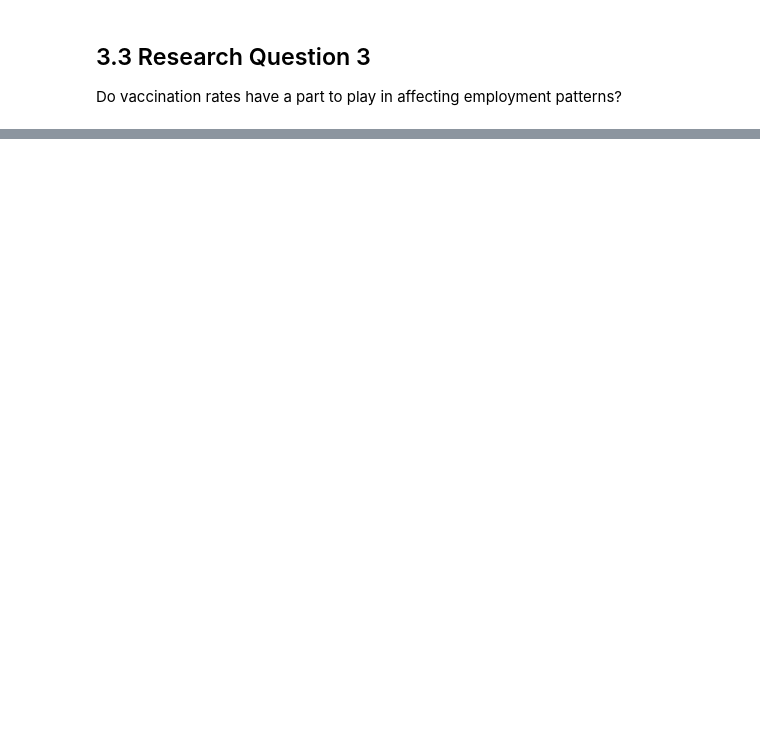
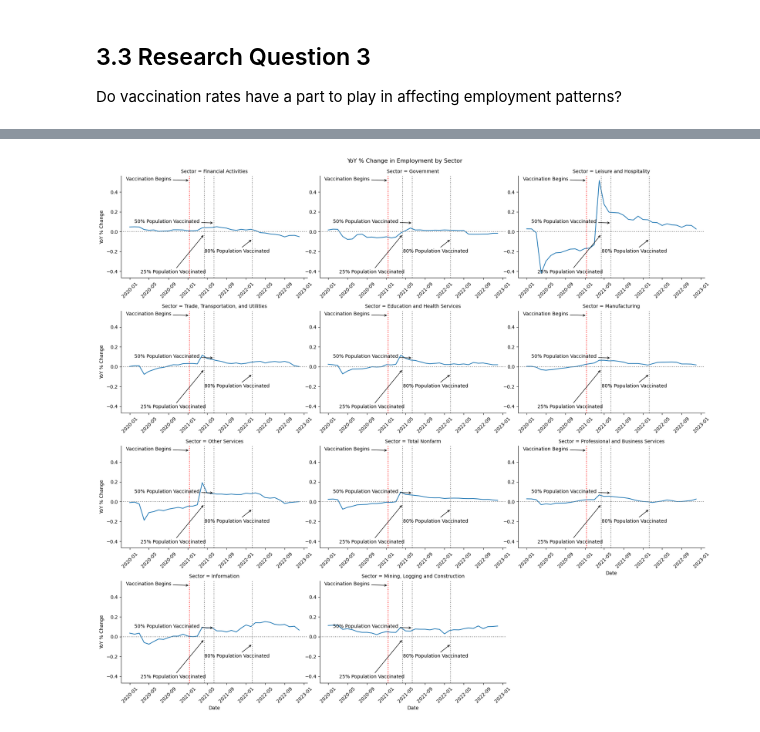
Before and after one commit to hbaghar/covid-analysis-data-512, a Jupyter notebook: Part_2_Analysis_Extension.ipynb, the cells around one changed output, grey strips where cells are left out. Saved outputs shown, nothing was run; the diff lists cells and outputs as text; code cells hidden in the pictures; blank space fills up the shorter version.

```diff
--- a/Part_2_Analysis_Extension.ipynb
+++ b/Part_2_Analysis_Extension.ipynb
@@ -358,0 +409,38 @@ Timestamp('2021-04-13 00:00:00')
+# %%
+def annotate(data, **kws):
+    ax = plt.gca()
+    ax.annotate('Vaccination Begins', xy=(vax_min_date, data["yoy_pct_change"].quantile(1)),\
+        xytext=(vax_min_date-timedelta(days=400), data["yoy_pct_change"].quantile(1)), rotation=0,
+        arrowprops=dict(arrowstyle="->"), transform=ax.transAxes)
+    ax.annotate('25% Population Vaccinated', xy=(vax_25_date, data["yoy_pct_change"].quantile(0.15)),\
+        xytext=(vax_25_date-timedelta(days=400), data["yoy_pct_change"].min()), rotation=0,
+        arrowprops=dict(arrowstyle="->"), transform=ax.transAxes)
+    ax.annotate('50% Population Vaccinated', xy=(vax_50_date, data["yoy_pct_change"].quantile(0.9)),\
+        xytext=(vax_50_date-timedelta(days=500), data["yoy_pct_change"].quantile(0.9)), rotation=0,
+        arrowprops=dict(arrowstyle="->"), transform=ax.transAxes)
+    ax.annotate('80% Population Vaccinated', xy=(vax_80_date, data["yoy_pct_change"].quantile(0.05)),\
+        xytext=(vax_80_date-timedelta(days=300), data["yoy_pct_change"].quantile(0.01)), rotation=0,
+        arrowprops=dict(arrowstyle="->"), transform=ax.transAxes)
+# %%
+# Convert the above plot to a facet grid plot
+g = sns.FacetGrid(employment_df, col="Sector", col_wrap=3, height=4, aspect=1.5)
+g.map(sns.lineplot, "Date", "yoy_pct_change")
+g.set_xticklabels(rotation=45)
+# Add more space between the subplots
+g.fig.tight_layout()
+# Add horizontal line at 0
+g.refline(y=0, ls=":", c=".5")
+# Add vertical lines denoting vaccination dates
+g.refline(x=vax_min_date, ls=":", c="red")
+g.refline(x=vax_25_date, ls=":", c=".5")
+g.refline(x=vax_50_date, ls=":", c=".5")
+g.refline(x=vax_80_date, ls=":", c=".5")
+# Annotate the lines with vaccination dates
+g.map(annotate, data=employment_df)
+for axis in g.axes.flat:
+    axis.tick_params(labelleft=True, labelbottom=True)
+    axis.set_ylabel("YoY % Change")
+# Add a title to the figure
+g.fig.suptitle("YoY % Change in Employment by Sector", y=1.01);
+# %% [output]
+[figure, added]
```
Also changed, not shown: parts of 14 cells of this notebook.
